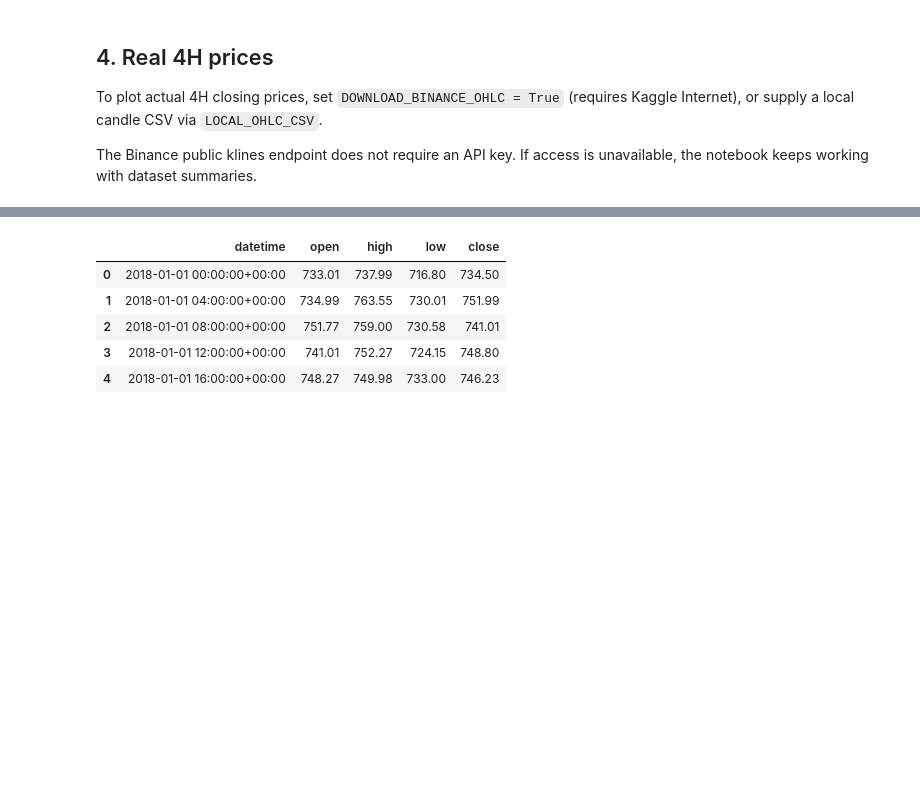
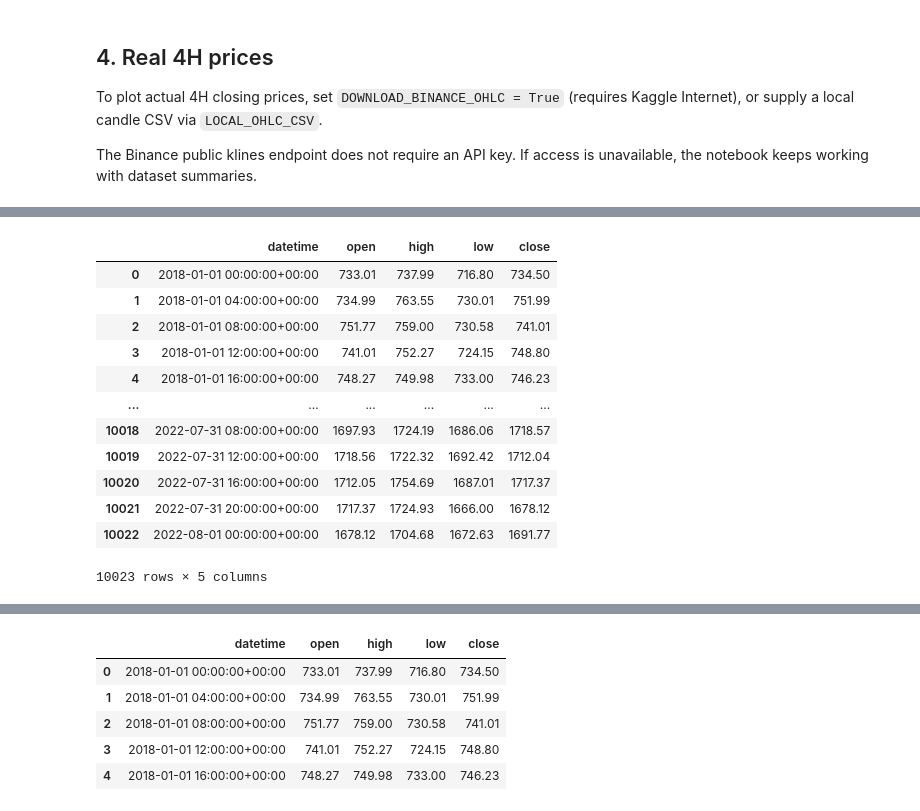
Before and after one commit to KuperOK/Math-to-Deep-Learning-with-PyTorch, a Jupyter notebook: crypto-market-analysis-eth-market-states.ipynb, the cells around one changed output, grey strips where cells are left out. Cells and saved outputs as stored; diff of their text form; code cells hidden in the pictures; blank space fills up the shorter version.

```diff
--- a/crypto-market-analysis-eth-market-states.ipynb
+++ b/crypto-market-analysis-eth-market-states.ipynb
@@ -164,3 +164,42 @@ Overlapping segments: 82
 To plot actual 4H closing prices, set `DOWNLOAD_BINANCE_OHLC = True` (requires Kaggle Internet), or supply a local candle CSV via `LOCAL_OHLC_CSV`.
 
 The Binance public klines endpoint does not require an API key. If access is unavailable, the notebook keeps working with dataset summaries.
+# %%
+# Source - https://stackoverflow.com/a/74628882
+# Posted by KuLeMi, modified by community. See post 'Timeline' for change history
+# Retrieved 2026-11-14, License - CC BY-SA 4.0
+
+import requests
+import datetime
+import pandas as pd
+import numpy as np
+
+def get_binance_data_by_requests(ticker='ETHUSDT', interval='4h', start=start, end=end_exclusive):
+  """
+  interval: str tick interval - 4h/1h/1d ...
+  """
+  columns = ['open_time','open', 'high', 'low', 'close', 'volume','close_time', 'qav','num_trades','taker_base_vol','taker_quote_vol', 'ignore']
+  usecols=['open', 'high', 'low', 'close', 'volume', 'qav','num_trades','taker_base_vol','taker_quote_vol']
+  start = int(datetime.datetime.timestamp(pd.to_datetime(start))*1000)
+  end_u = int(datetime.datetime.timestamp(pd.to_datetime(end))*1000)
+  df = pd.DataFrame()
+  print(f'Downloading {interval} {ticker} ohlc-data ...', end=' ')
+  while True:
+    url = f'https://www.binance.com/api/v3/klines?symbol={ticker}&interval={interval}&limit=1000&startTime={start}#&endTime={end_u}'
+    data = pd.DataFrame(requests.get(url, headers={'Cache-Control': 'no-cache', "Pragma": "no-cache"}).json(), columns=columns, dtype=np.float64)
+    start = int(data.open_time.tolist()[-1])+1
+    data.index = [pd.to_datetime(x, unit='ms').strftime('%Y-%m-%d %H:%M:%S') for x in data.open_time]
+    data = data[usecols]
+    df = pd.concat([df, data], axis=0)
+    if end in data.index.tolist():
+      break
+  print('Done.')
+  df.index = pd.to_datetime(df.index)
+  df = df.loc[:end]
+  df = df.reset_index().rename(columns={'index':'datetime'})
+  df['datetime'] = pd.to_datetime(df['datetime'], unit='ms', utc=True)
+  return df[['datetime', 'open', 'high', 'low', 'close']]
+
+prices = get_binance_data_by_requests(ticker='ETHUSDT', interval='4h', start='2018-01-01 00:00:00', end='2022-08-01 00:00:00')
+prices
+# %% [output]
@@ -167 +207,14 @@ The Binance public klines endpoint does not require an API key. If access is una
+|  | datetime | open | high | low | close |
+| 0 | 2018-01-01 00:00:00+00:00 | 733.01 | 737.99 | 716.80 | 734.50 |
+| 1 | 2018-01-01 04:00:00+00:00 | 734.99 | 763.55 | 730.01 | 751.99 |
+| 2 | 2018-01-01 08:00:00+00:00 | 751.77 | 759.00 | 730.58 | 741.01 |
+| 3 | 2018-01-01 12:00:00+00:00 | 741.01 | 752.27 | 724.15 | 748.80 |
+| 4 | 2018-01-01 16:00:00+00:00 | 748.27 | 749.98 | 733.00 | 746.23 |
+| ... | ... | ... | ... | ... | ... |
+| 10018 | 2022-07-31 08:00:00+00:00 | 1697.93 | 1724.19 | 1686.06 | 1718.57 |
+| 10019 | 2022-07-31 12:00:00+00:00 | 1718.56 | 1722.32 | 1692.42 | 1712.04 |
+| 10020 | 2022-07-31 16:00:00+00:00 | 1712.05 | 1754.69 | 1687.01 | 1717.37 |
+| 10021 | 2022-07-31 20:00:00+00:00 | 1717.37 | 1724.93 | 1666.00 | 1678.12 |
+| 10022 | 2022-08-01 00:00:00+00:00 | 1678.12 | 1704.68 | 1672.63 | 1691.77 |
+10023 rows × 5 columns
 # %%
```
Also changed, not shown: parts of 5 cells of this notebook.
